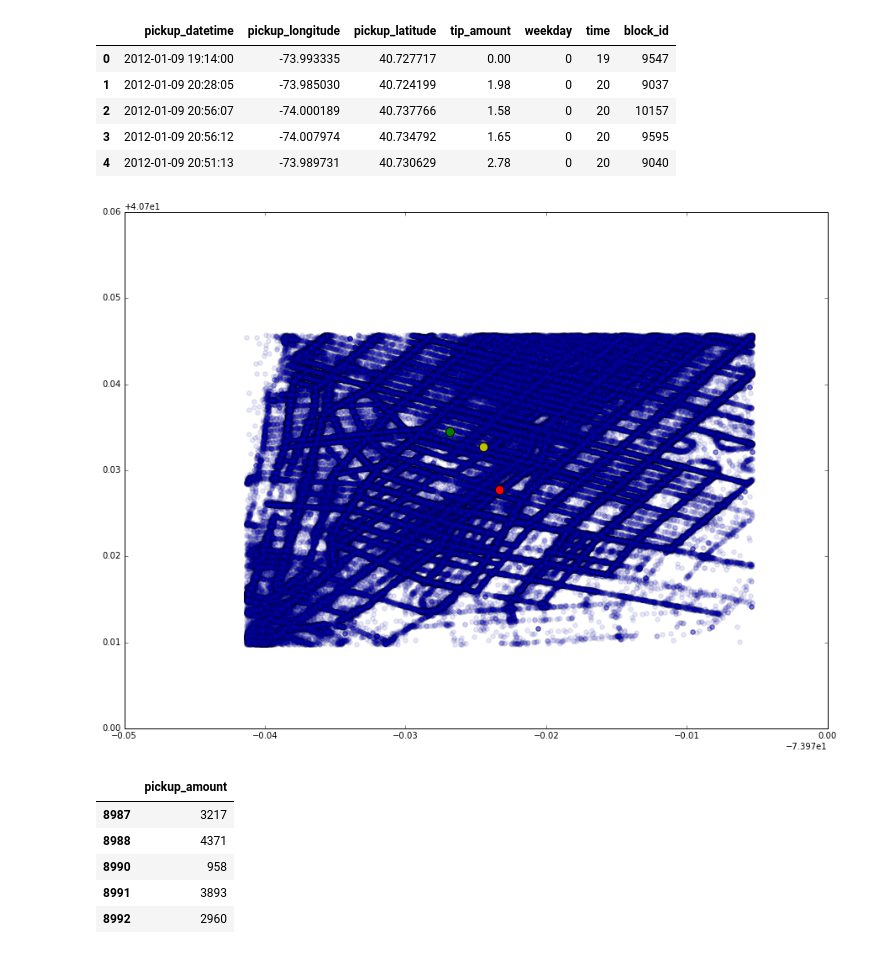
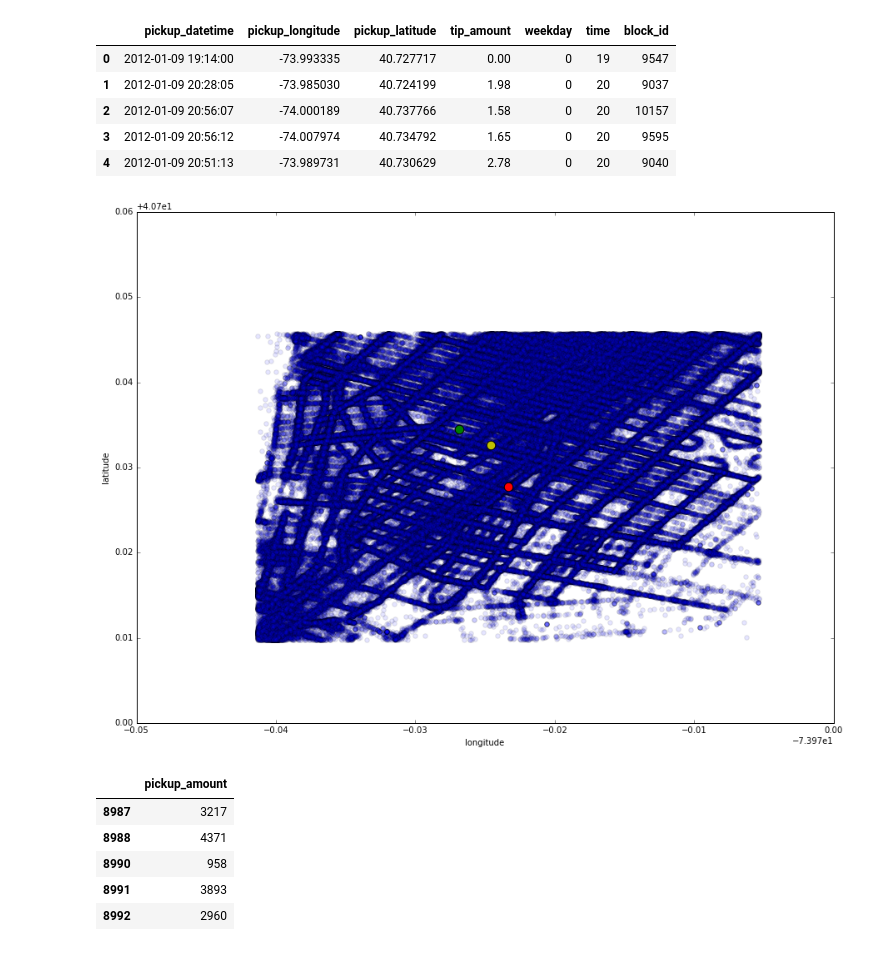
Before and after one commit to stephanlin/nyc-yellow-taxi-prediction, a Jupyter notebook: Data Analysis.ipynb, the cells around one changed output. Drawn from its saved outputs; the diff is of its cells as text; code cells hidden in the pictures.

```diff
--- a/Data Analysis.ipynb
+++ b/Data Analysis.ipynb
@@ -34,16 +34,21 @@ loc_lat=loc["pickup_latitude"].mean()
 # %%
 lon=result["pickup_longitude"].values
 lat=result["pickup_latitude"].values
 plt.figure(figsize=(15,11))
 plt.scatter(lon,lat,alpha=0.1,s=30)
 original=[[-73.993335,40.727717]]
 predicted=[[-73.99683239, 40.73451787]]
 plt.scatter(original[0][0],original[0][1],c='r',s=111)
 plt.scatter(predicted[0][0],predicted[0][1],c='g',s=111)
 plt.scatter(loc_lon,loc_lat,c='y',s=111)
+plt.xlabel("longitude")
+plt.ylabel("latitude")
 plt.show()
+# red: current location
+# yellow: actual location based on actual data
+# green: predicted location using regression
 # %% [output]
-[figure, old version]
+[figure, new version]
 # %%
 temp=result.groupby("block_id").count()
 counted=list(temp["time"].values)
```
